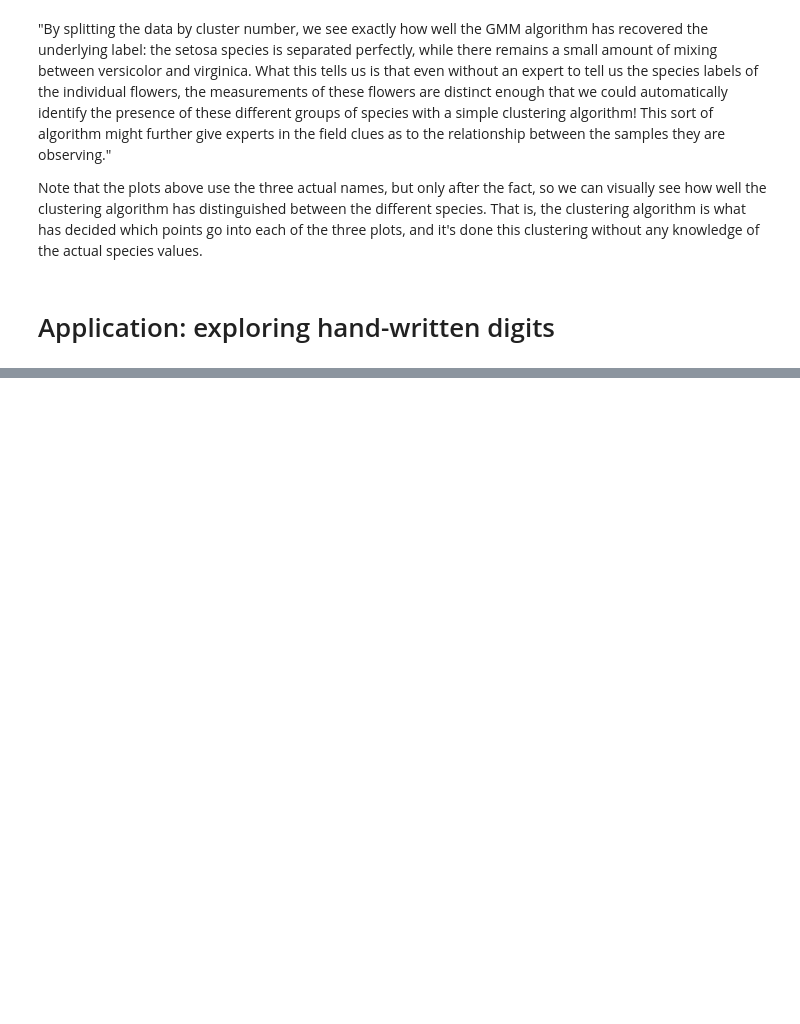
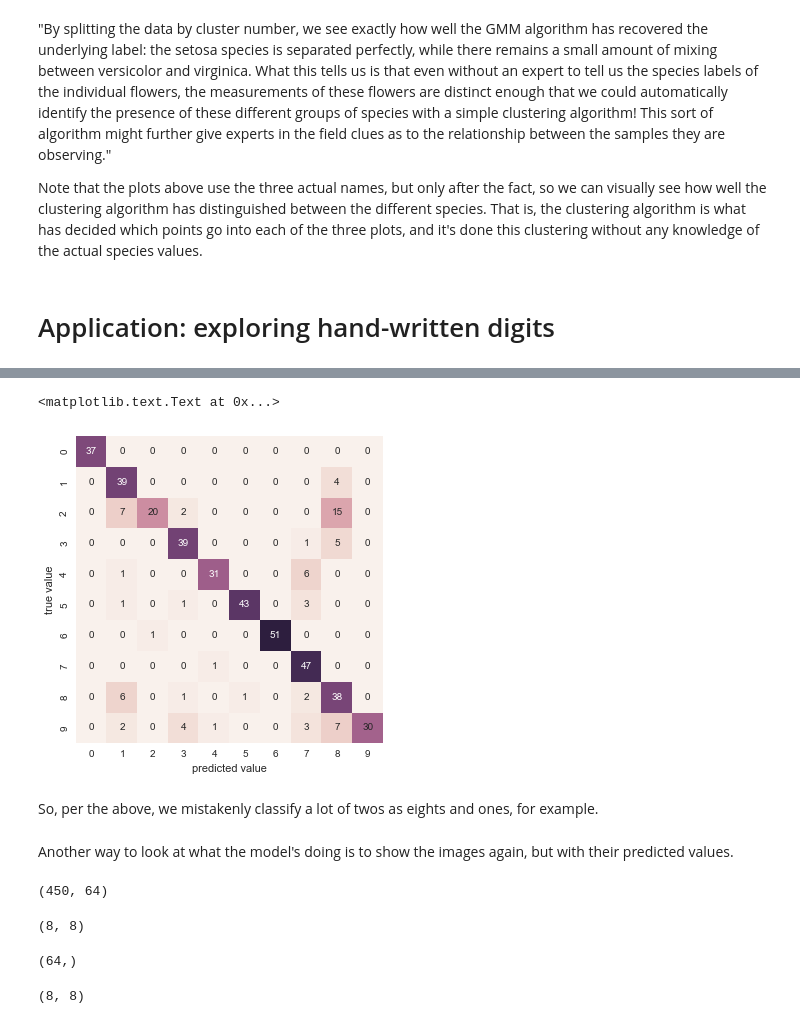
Before and after one commit to aenfield/random, a Jupyter notebook: PDSH-MLExamples.ipynb, the cells around one changed output, grey strips where cells are left out. Saved outputs shown, nothing was run; the diff lists cells and outputs as text; code cells hidden in the pictures; blank space fills up the shorter version.

```diff
--- a/PDSH-MLExamples.ipynb
+++ b/PDSH-MLExamples.ipynb
@@ -464,0 +527,7 @@ TBD
+# %%
+Xtrain, Xtest, ytrain, ytest = train_test_split(X, y, random_state=0)
+# %%
+from sklearn.naive_bayes import GaussianNB
+model = GaussianNB()
+model.fit(Xtrain, ytrain)
+y_model = model.predict(Xtest)
@@ -464,0 +544,3 @@ TBD
+# %%
+mat = confusion_matrix(ytest, y_model)
+mat
@@ -464,0 +558,27 @@ TBD
+# %%
+sns.heatmap(mat, square=True, annot=True, cbar=False)
+plt.xlabel('predicted value')
+plt.ylabel('true value')
+# %% [output]
+<matplotlib.text.Text at 0x...>
+[figure, added]
+# %% [markdown]
+So, per the above, we mistakenly classify a lot of twos as eights and ones, for example.
+# %% [markdown]
+Another way to look at what the model's doing is to show the images again, but with their predicted values.
+# %%
+Xtest.shape
+# %% [output]
+(450, 64)
+# %%
+digits.images[1].shape
+# %% [output]
+(8, 8)
+# %%
+Xtest[1].shape
+# %% [output]
+(64,)
+# %%
+Xtest[1].reshape(8,8).shape
+# %% [output]
+(8, 8)
```
Also changed, not shown: parts of 24 cells of this notebook.
